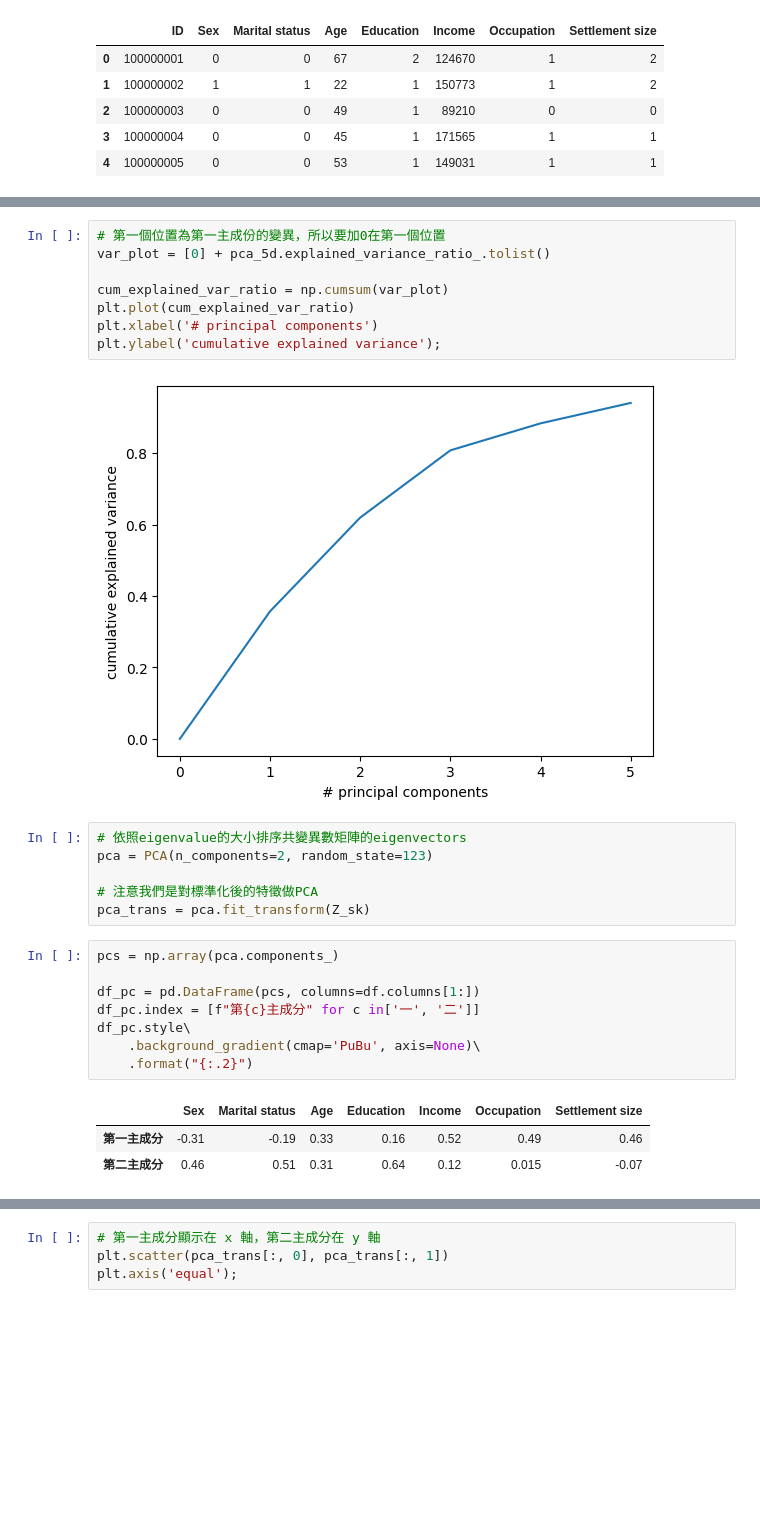
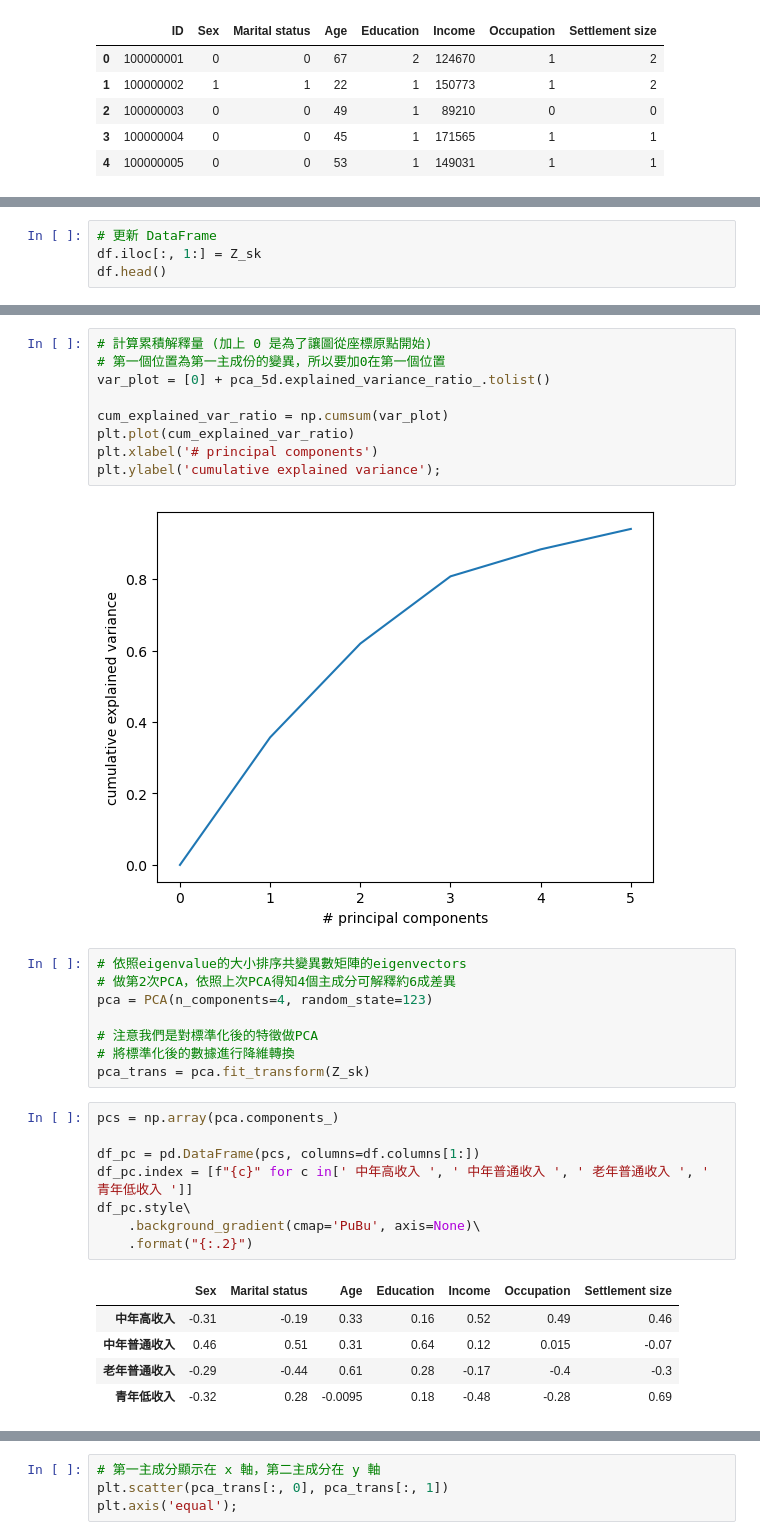
Before and after one commit to silverbacon9/Machine-Learning, a Jupyter notebook: code test/3_4. DimReduction_Clustering/3_4. DimReduction Clustering.ipynb, the cells around one changed output, grey strips where cells are left out. Cells and saved outputs as stored; diff of their text form; blank space fills up the shorter version.

```diff
--- a/code test/3_4. DimReduction_Clustering/3_4. DimReduction Clustering.ipynb
+++ b/code test/3_4. DimReduction_Clustering/3_4. DimReduction Clustering.ipynb
@@ -106,0 +117,4 @@ Z_sk = scaler.fit_transform(X)
+# %%
+# 更新 DataFrame
+df.iloc[:, 1:] = Z_sk
+df.head()
@@ -129,4 +159,5 @@ sum(pca_5d.explained_variance_ratio_.tolist()[:2]) # 前5大主成分就已解
 # %%
+# 計算累積解釋量 (加上 0 是為了讓圖從座標原點開始)
 # 第一個位置為第一主成份的變異，所以要加0在第一個位置
 var_plot = [0] + pca_5d.explained_variance_ratio_.tolist()
 
@@ -138,19 +169,23 @@ plt.ylabel('cumulative explained variance');
 [figure]
 # %%
 # 依照eigenvalue的大小排序共變異數矩陣的eigenvectors
-pca = PCA(n_components=2, random_state=123)
+# 做第2次PCA，依照上次PCA得知4個主成分可解釋約6成差異
+pca = PCA(n_components=4, random_state=123)
 
 # 注意我們是對標準化後的特徵做PCA
+# 將標準化後的數據進行降維轉換
 pca_trans = pca.fit_transform(Z_sk)
 # %%
 pcs = np.array(pca.components_)
 
 df_pc = pd.DataFrame(pcs, columns=df.columns[1:])
-df_pc.index = [f"第{c}主成分" for c in['一', '二']]
+df_pc.index = [f"{c}" for c in[' 中年高收入 ', ' 中年普通收入 ', ' 老年普通收入 ', ' 青年低收入 ']]
 df_pc.style\
     .background_gradient(cmap='PuBu', axis=None)\
     .format("{:.2}")
 # %% [output]
 |  | Sex | Marital status | Age | Education | Income | Occupation | Settlement size |
-| 第一主成分 | -0.31 | -0.19 | 0.33 | 0.16 | 0.52 | 0.49 | 0.46 |
-| 第二主成分 | 0.46 | 0.51 | 0.31 | 0.64 | 0.12 | 0.015 | -0.07 |
+| 中年高收入 | -0.31 | -0.19 | 0.33 | 0.16 | 0.52 | 0.49 | 0.46 |
+| 中年普通收入 | 0.46 | 0.51 | 0.31 | 0.64 | 0.12 | 0.015 | -0.07 |
+| 老年普通收入 | -0.29 | -0.44 | 0.61 | 0.28 | -0.17 | -0.4 | -0.3 |
+| 青年低收入 | -0.32 | 0.28 | -0.0095 | 0.18 | -0.48 | -0.28 | 0.69 |
```
Also changed, not shown: parts of 10 cells of this notebook, 3 other files.
